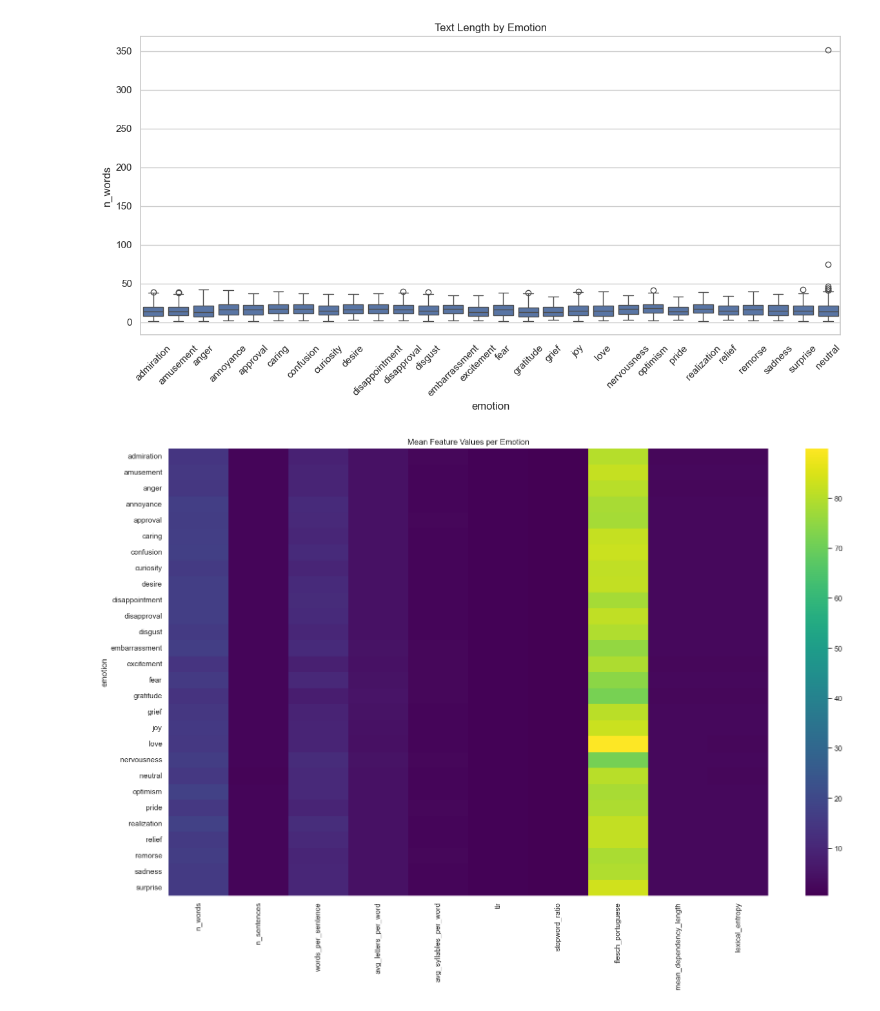
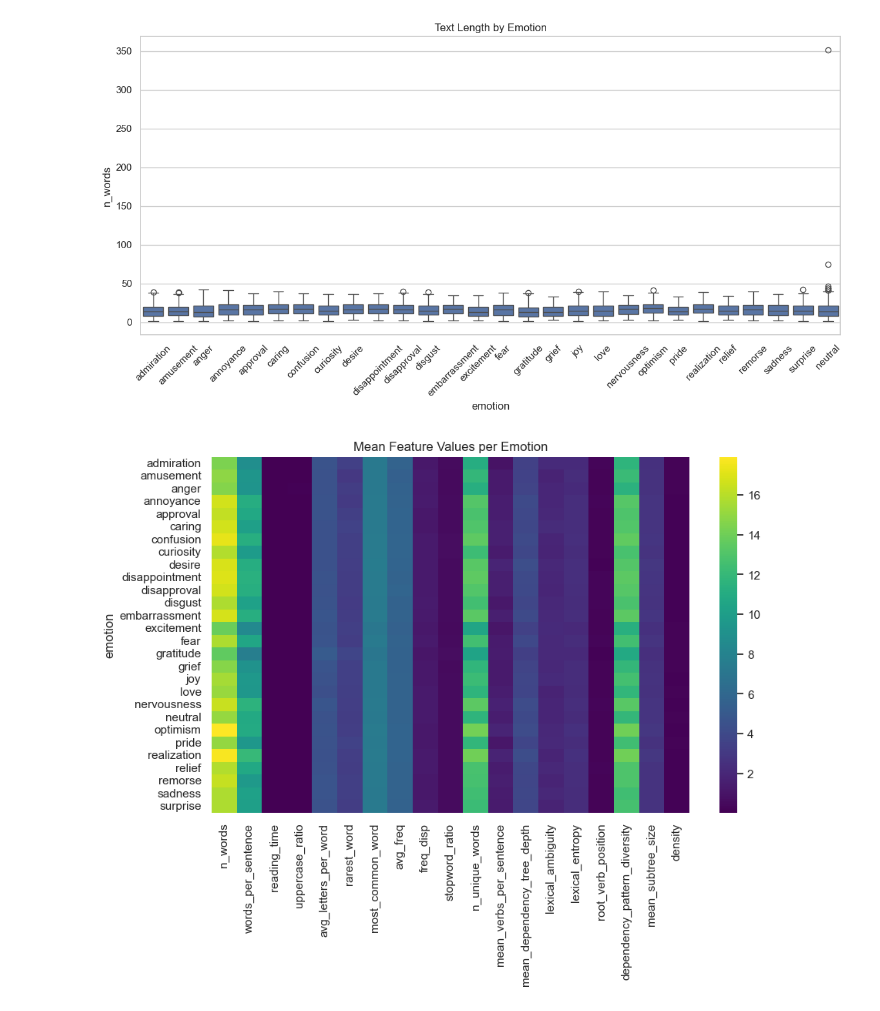
Before and after one commit to LuanBarbs/tcc-emotion-detection-nlp, a Jupyter notebook: src/analyse_linguistic_features.ipynb, the cells around one changed output. Saved outputs shown, nothing was run; the diff lists cells and outputs as text; code cells hidden in the pictures.

```diff
--- a/src/analyse_linguistic_features.ipynb
+++ b/src/analyse_linguistic_features.ipynb
@@ -163,10 +163,10 @@ anova_df
 ## Groupal Analisys
 # %%
 features = [
-    'n_words', 'n_sentences', 'words_per_sentence',
-    'avg_letters_per_word', 'avg_syllables_per_word',
-    'ttr', 'stopword_ratio', 'flesch_portuguese',
-    'mean_dependency_length', 'lexical_entropy'
+    'n_words', 'words_per_sentence', 'reading_time', 'uppercase_ratio', 'avg_letters_per_word',
+    'rarest_word', 'most_common_word', 'avg_freq', 'freq_disp', 'stopword_ratio', 'n_unique_words',
+    'mean_verbs_per_sentence', 'mean_dependency_tree_depth', 'lexical_ambiguity', 'lexical_entropy',
+    'root_verb_position', 'dependency_pattern_diversity', 'mean_subtree_size', 'density'
 ]
 
 desc = df[features].describe()
@@ -224,12 +224,12 @@ plt.show()
 # %%
 emotion_means = df_long.groupby('emotion')[features].mean()
 
-plt.figure(figsize=(20,12))
+plt.figure(figsize=(10,6))
 sns.heatmap(emotion_means, cmap="viridis")
 plt.title("Mean Feature Values per Emotion")
 plt.show()
 # %% [output]
-[figure, old version]
+[figure, new version]
 # %%
 from scipy.stats import f_oneway
 
```
Also changed, not shown: parts of 11 cells of this notebook, 1 other file.
